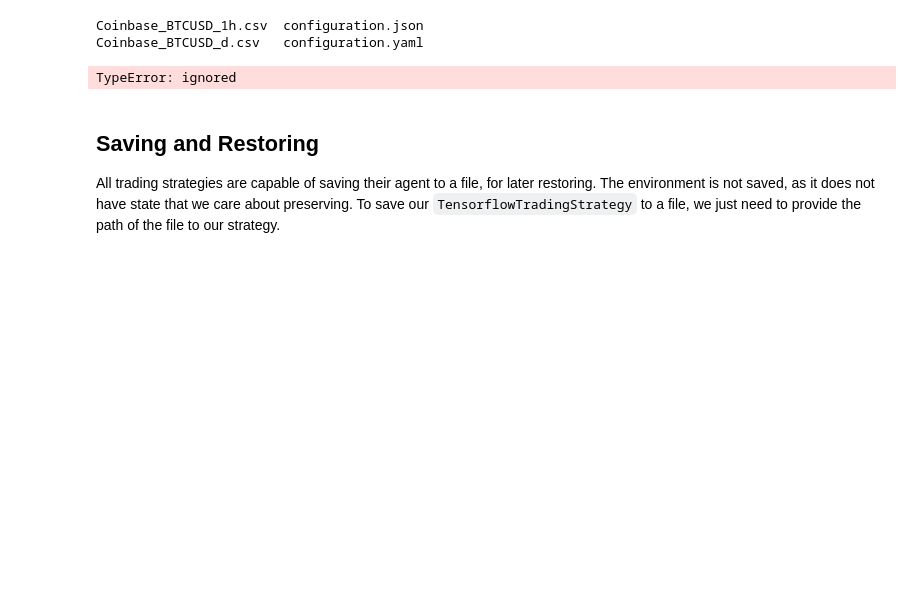
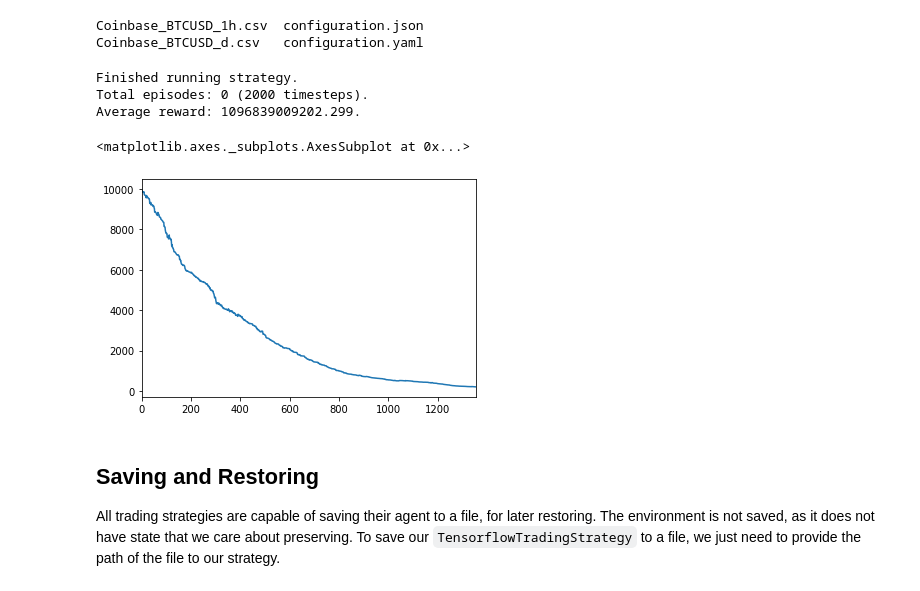
Before and after one commit to carlomigs/tensortrade, a Jupyter notebook: examples/migs_TensorTrade_Tutorial.ipynb, the cells around one changed output. Drawn from its saved outputs; the diff is of its cells as text; code cells hidden in the pictures; blank space fills up the shorter version.

```diff
--- a/examples/migs_TensorTrade_Tutorial.ipynb
+++ b/examples/migs_TensorTrade_Tutorial.ipynb
@@ -398,10 +532,27 @@ exchange = SimulatedExchange(data_frame=df,
 environment = TradingEnvironment(exchange=exchange,
                                  action_strategy=action_strategy,
                                  reward_strategy=reward_strategy)
-new_strategy.environment = environment
+
+model = PPO2
+policy = MlpLnLstmPolicy
+params = { "learning_rate": 1e-5, 'nminibatches': 1 }
+
+new_strategy = MigsStableBaselinesTradingStrategy(environment=environment,
+                                          model=model,
+                                          policy=policy,
+                                          model_kwargs=params)
+new_strategy.restore_agent(path="tensortrade/ppo_btc_1h")
+
 test_performance = new_strategy.run(steps=2000)
 # %% [output]
-TypeError: ignored
+Finished running strategy.
+Total episodes: 0 (2000 timesteps).
+Average reward: 1096839009202.299.
+# %%
+test_performance.net_worth.plot()
+# %% [output]
+<matplotlib.axes._subplots.AxesSubplot at 0x...>
+[figure, added]
 # %% [markdown]
 ## Saving and Restoring
 
```
Also changed, not shown: parts of 12 cells of this notebook.
